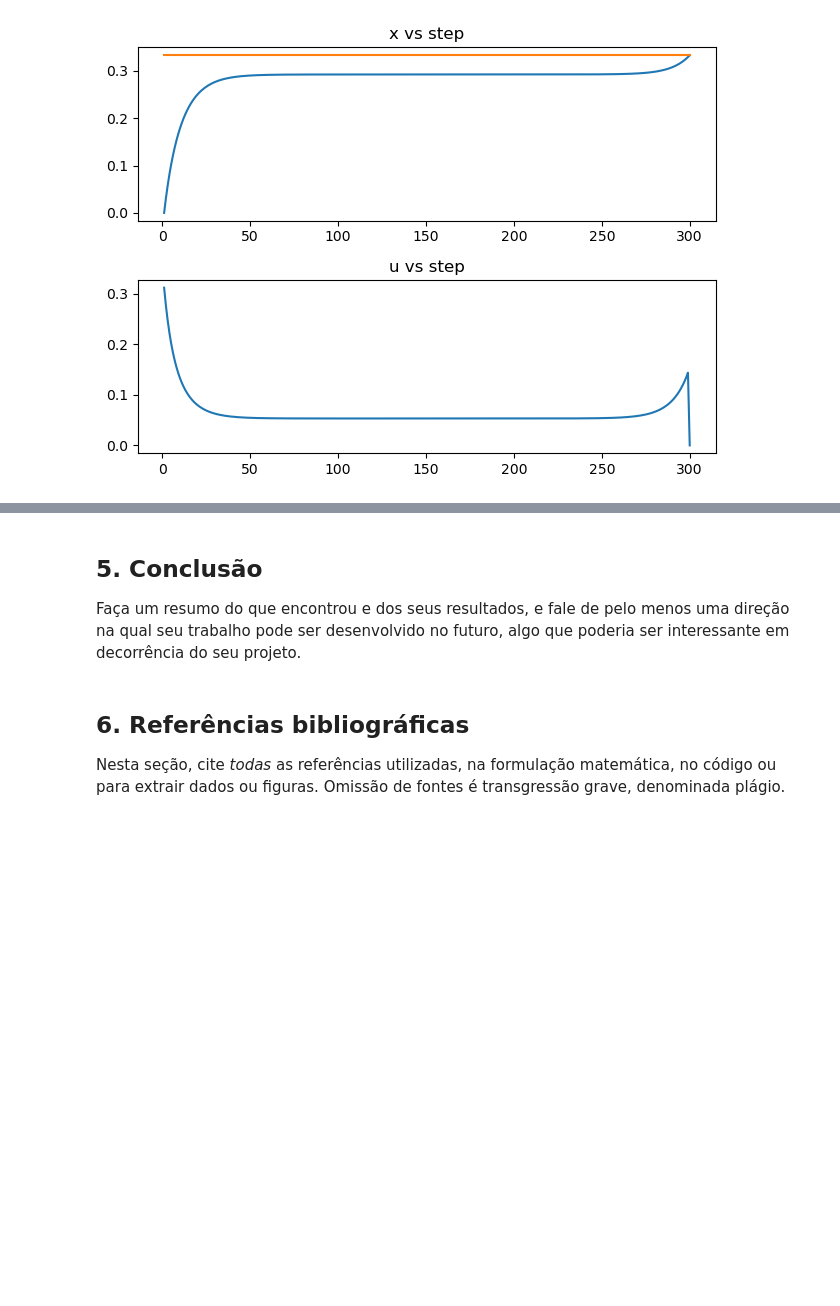
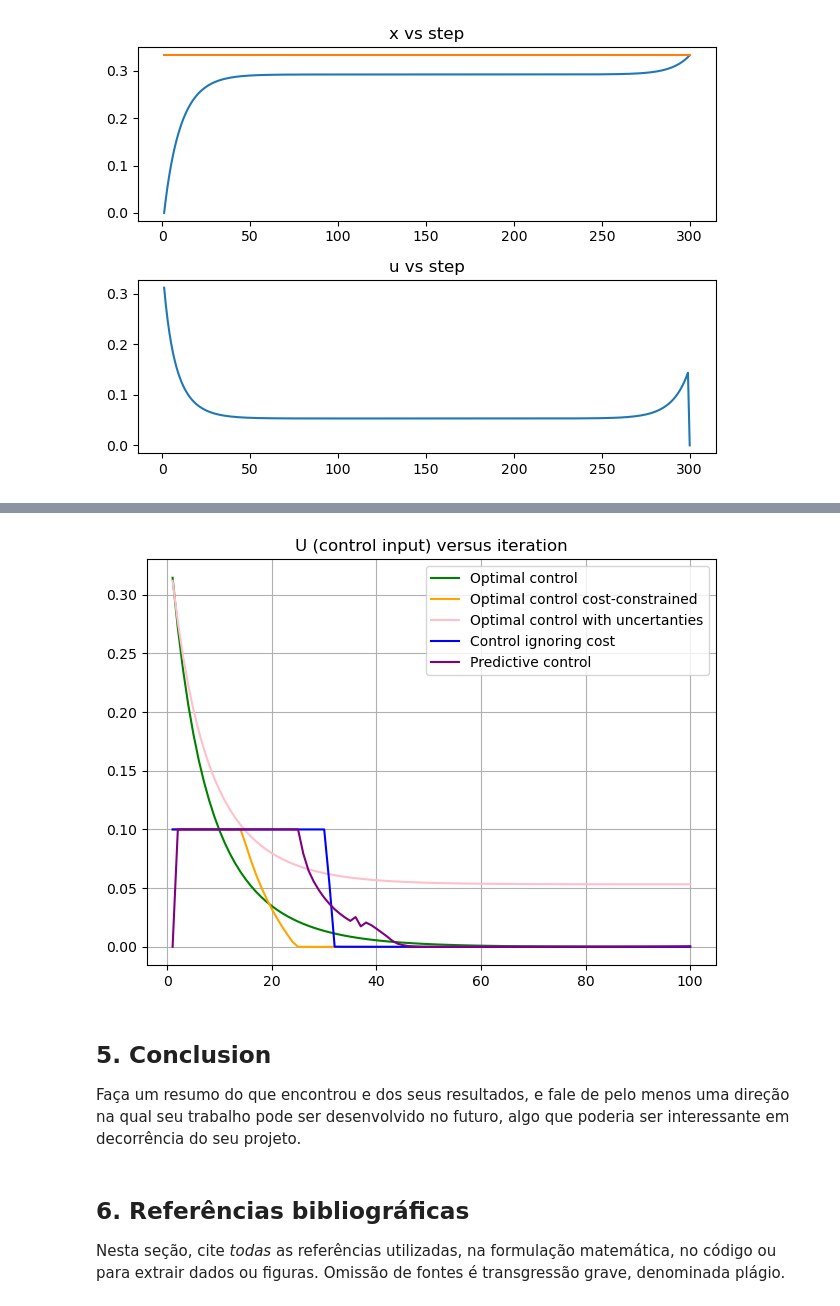
Before and after one commit to Gabrieljsss/information-spread-optimization-model, a Jupyter notebook: modelo_relatorio_projeto_2022.ipynb, the cells around one changed output, grey strips where cells are left out. Drawn from its saved outputs; the diff is of its cells as text; code cells hidden in the pictures; blank space fills up the shorter version.

```diff
--- a/modelo_relatorio_projeto_2022.ipynb
+++ b/modelo_relatorio_projeto_2022.ipynb
@@ -478,5 +504,26 @@ gcf()
+# %%
+#cost graph
+#costOptimalControlResult, xOptimalControlResult, uOptimalControlResult, controlAmountOptimalControlResult = optimalControl()
+#costOptimalControlLimitedCostsResult, xOptimalControlLimitedCostsResult, uOptimalControlLimitedCostsResult, controlAmountOptimalControlLimitedCostsResult = optimalControlWithCostConstraints();
+#costFastestEquilibriumResult, xFastestEquilibriumResult, uFastestEquilibriumResult, controlAmountFastestEquilibriumResult = fastestEquilibriumControl()
+#costMPCResult,xMPCResult,uMPCResult,controlAmountMPCResult = MPC();
+#costOptimalControlWithUncertantiesResult, xOptimalControlWithUncertantiesResult, uOptimalControlWithUncertantiesResult, controlAmountOptimalControlWithUncertantiesResult = optimalControlWihUncertanties()
+
+clf()
+t = 1:100
+plot(t, uOptimalControlResult, color="green", label="Optimal control")
+plot(t, uOptimalControlLimitedCostsResult, color="orange", label="Optimal control cost-constrained")
+plot(t, uOptimalControlWithUncertantiesResult[1:100], color="pink", label="Optimal control with uncertanties")
+plot(t, uFastestEquilibriumResult, color="blue", label="Control ignoring cost")
+plot(t, uMPCResult, color="purple", label="Predictive control")
+legend()
+title("U (control input) versus iteration");
+grid("on")
+gcf()
+# %% [output]
+[figure, added]
 # %% [markdown]
-## 5. Conclusão ##
+## 5. Conclusion ##
 
 Faça um resumo do que encontrou e dos seus resultados, e fale de pelo menos uma direção na qual  seu trabalho pode ser desenvolvido no futuro, algo que poderia ser interessante em decorrência do seu projeto.
 # %% [markdown]
```
Also changed, not shown: parts of 2 cells of this notebook.
